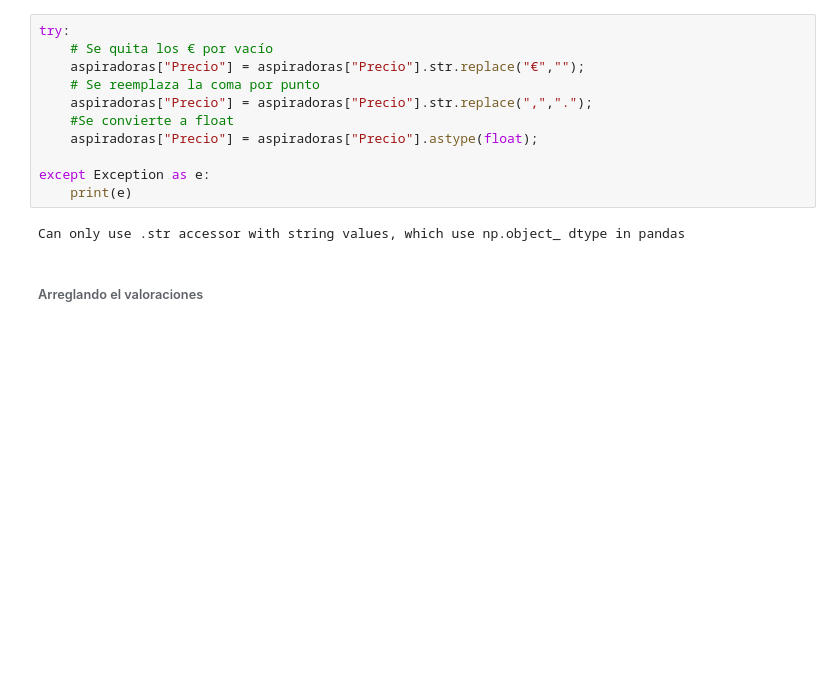
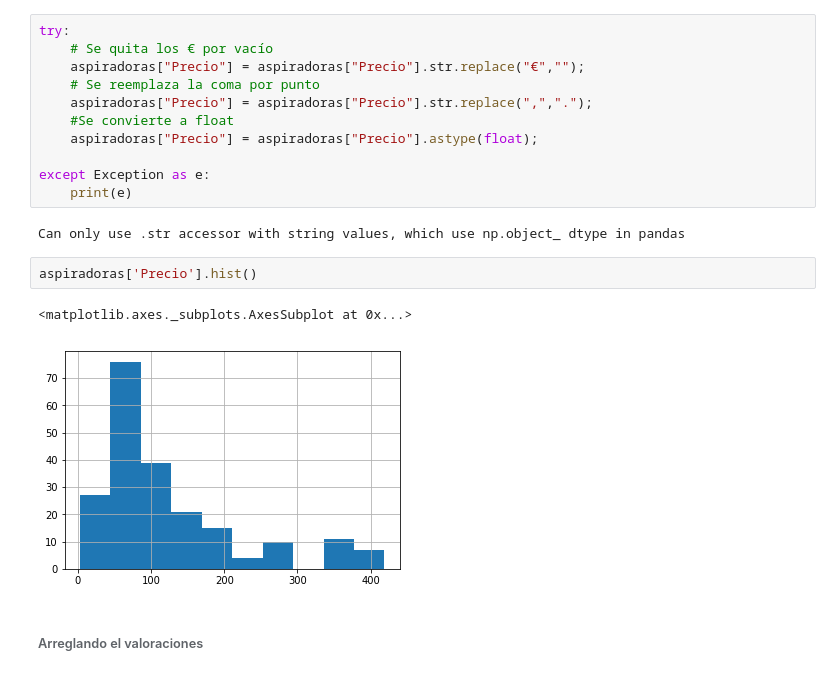
Before and after one commit to xgutierrez/Platzi-DataScienceAmazon, a Jupyter notebook: AnálisisDeAspiradoras.ipynb, the cells around one changed output. Saved outputs shown, nothing was run; the diff lists cells and outputs as text; blank space fills up the shorter version.

Commit message:
Se agrega histogramas a las variales

```diff
--- a/AnálisisDeAspiradoras.ipynb
+++ b/AnálisisDeAspiradoras.ipynb
@@ -452,6 +452,11 @@ except Exception as e:
     print(e)
 # %% [output]
 Can only use .str accessor with string values, which use np.object_ dtype in pandas
+# %%
+aspiradoras['Precio'].hist()
+# %% [output]
+<matplotlib.axes._subplots.AxesSubplot at 0x...>
+[figure, added]
 # %% [markdown]
 ###### Arreglando el valoraciones
 # %%
```
Also changed, not shown: parts of 11 cells of this notebook.
